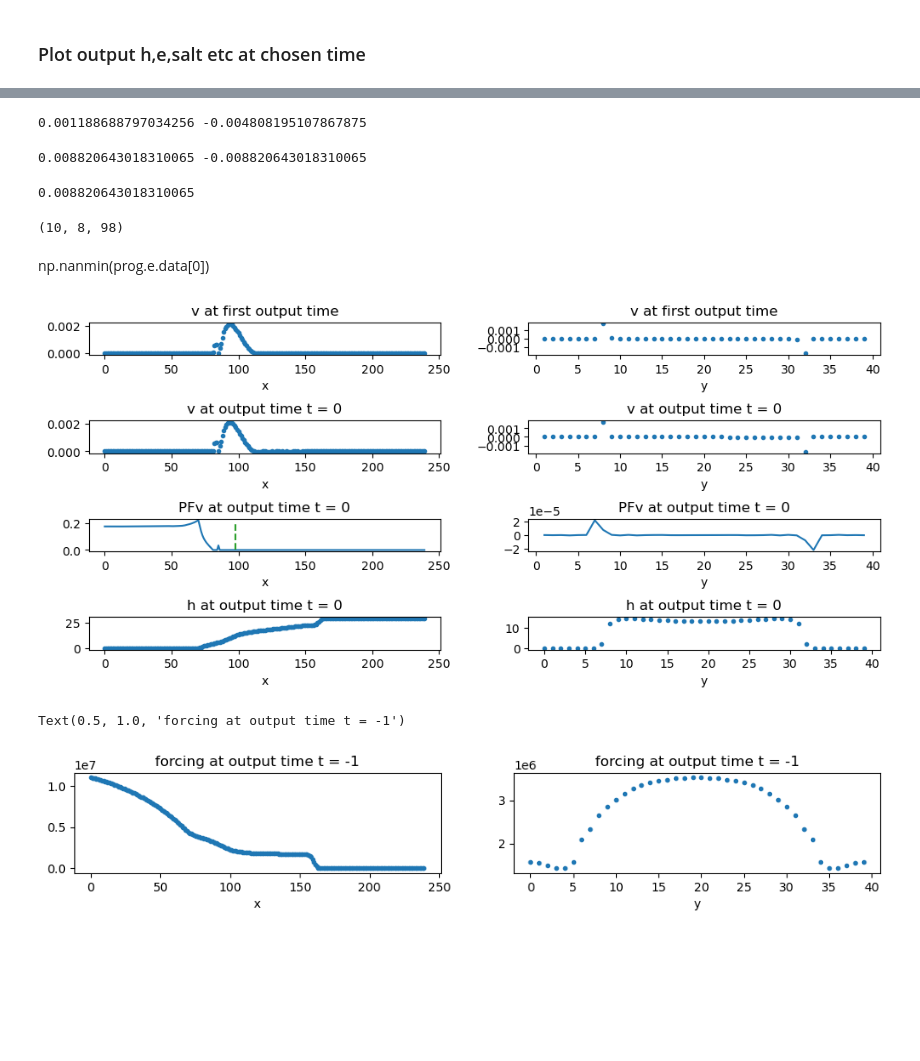
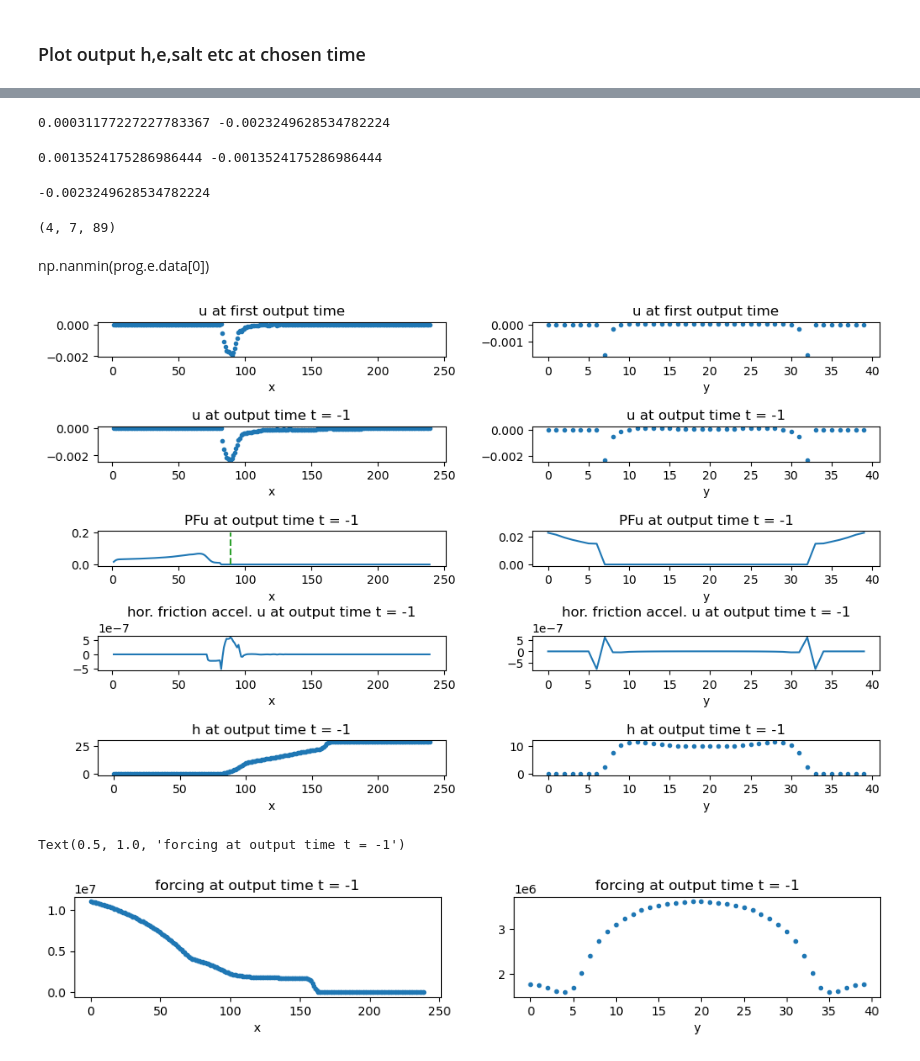
Before and after one commit to yungcm/MOM6-examples, a Jupyter notebook: ocean_only/seamount/isomip/isomip.ipynb, the cells around one changed output, grey strips where cells are left out. Cells and saved outputs as stored; diff of their text form; code cells hidden in the pictures; blank space fills up the shorter version.

```diff
--- a/ocean_only/seamount/isomip/isomip.ipynb
+++ b/ocean_only/seamount/isomip/isomip.ipynb
@@ -143,69 +212,79 @@ np.nanmin(prog.h[0].data)
 # %%
-print(np.nanmax(prog.u.data[-1]), np.nanmin(prog.u.data[-1])) # 0.0012509557073082142 -0.0006301157530793094
+t1 = -1
+print(np.nanmax(prog.u.data[t1]), np.nanmin(prog.u.data[t1])) # 0.0012509557073082142 -0.0006301157530793094
 # %% [output]
-0.001188688797034256 -0.004808195107867875
+0.00031177227227783367 -0.0023249628534782224
 # %%
-print(np.nanmax(prog.v.data[-1]), np.nanmin(prog.v.data[-1])) # 0.0012509557073082142 -0.0006301157530793094
+print(np.nanmax(prog.v.data[t1]), np.nanmin(prog.v.data[t1])) # 0.0012509557073082142 -0.0006301157530793094
 # %% [output]
-0.008820643018310065 -0.008820643018310065
+0.0013524175286986444 -0.0013524175286986444
 # %%
-arr = prog.v.data[-1]
-ind = np.unravel_index(np.nanargmax(arr),arr.shape)
+arr = prog.u.data[t1]
+ind = np.unravel_index(np.nanargmin(arr),arr.shape)
 print(arr[ind])
 ind
 # %% [output]
-0.008820643018310065
+-0.0023249628534782224
-(10, 8, 98)
+(4, 7, 89)
 # %% [markdown]
 np.nanmin(prog.e.data[0])
 # %%
 mo = xr.open_dataset(di + '/mom.nc')
-fig,axes = plt.subplots(nrows = 4, ncols = 2, figsize = (12,5))
+fig,axes = plt.subplots(nrows = 5, ncols = 2, figsize = (12,7))
 
-tt=0; zz=10; yy=8; xx=98
-showU = False
+tt=-1; zz=4; yy=7; xx=89
+showU = True
 if (showU):
-    u_or_v = "u"; PFu_or_v = "PFu"; prog_field = prog.u; mo_field = mo.PFu
+    u_or_v = "u"; PFu_or_v = "PFu"; prog_field = prog.u; mo_field = mo.PFu;
+    bt_PFu_or_v = "hor. friction accel. u"; mo_field2 = mo.diffu #mo.u_accel_bt #mo.du_dt_visc
 else:
-    u_or_v = "v"; PFu_or_v = "PFv"; prog_field = prog.v; mo_field = mo.PFv
+    u_or_v = "v"; PFu_or_v = "PFv"; prog_field = prog.v; mo_field = mo.PFv;
+    bt_PFu_or_v = "hor. friction accel. v"; mo_field2 = mo.diffv #mo.v_accel_bt #mo.dv_dt_visc
 
 axes[0,0].plot(prog_field[0][zz].data[yy,:],'.')
 axes[0,0].set_xlabel("x")
 axes[0,0].set_title("{} at first output time".format(u_or_v)) # depends on diag_table setting
 axes[0,1].plot(prog_field[0][zz].data[:,xx],'.')
 axes[0,1].set_xlabel("y")
 axes[0,1].set_title("{} at first output time".format(u_or_v)) # depends on diag_table setting
 axes[1,0].plot(prog_field[tt][zz].data[yy,:],'.',)
 axes[1,0].set_xlabel("x")
 axes[1,0].set_title("{} at output time t = {}".format(u_or_v, tt))
 axes[1,1].plot(prog_field[tt][zz].data[:,xx],'.')
 axes[1,1].set_xlabel("y")
 axes[1,1].set_title("{} at output time t = {}".format(u_or_v,tt))
 axes[2,0].plot(mo_field[tt][zz].data[yy,:])
 axes[2,0].vlines(xx, 0, 0.2, linestyles='dashed', colors='C2')
 axes[2,0].set_xlabel("x")
 axes[2,0].set_title("{} at output time t = {}".format(PFu_or_v,tt))
 axes[2,1].plot(mo_field[tt][zz].data[:,xx])
 axes[2,1].set_xlabel("y")
 axes[2,1].set_title("{} at output time t = {}".format(PFu_or_v, tt))
-axes[3,0].plot(prog.h[tt][zz].data[yy,:],'.')
+axes[3,0].plot(mo_field2[tt][zz].data[yy,:])
+#axes[3,0].vlines(xx, 0, 0.2, linestyles='dashed', colors='C2')
 axes[3,0].set_xlabel("x")
-axes[3,0].set_title("h at output time t = {}".format(tt))
-axes[3,1].plot(prog.h[tt][zz].data[:,xx],'.',)
+axes[3,0].set_title("{} at output time t = {}".format(bt_PFu_or_v,tt))
+axes[3,1].plot(mo_field2[tt][zz].data[:,xx])
 axes[3,1].set_xlabel("y")
-axes[3,1].set_title("h at output time t = {}".format(tt))
+axes[3,1].set_title("{} at output time t = {}".format(bt_PFu_or_v, tt))
+axes[4,0].plot(prog.h[tt][zz].data[yy,:],'.')
+axes[4,0].set_xlabel("x")
+axes[4,0].set_title("h at output time t = {}".format(tt))
+axes[4,1].plot(prog.h[tt][zz].data[:,xx],'.',)
+axes[4,1].set_xlabel("y")
+axes[4,1].set_title("h at output time t = {}".format(tt))
 
 plt.subplots_adjust(wspace = 0.25, hspace = 2.0)
 
 mo.close()
 # %% [output]
-[figure, old version]
+[figure, new version]
 # %%
 fc = xr.open_dataset(di + '/forcing.nc')
 
 fig,axes = plt.subplots(nrows = 1, ncols = 2, figsize = (12,1.5))
 
-tt=-1; yy=8; xx=95
+tt=-1; yy=8; xx=94
 
 #fc_field = fc.taux
 #fc_field = fc.tauy
@@ -222,6 +301,6 @@ axes[1].set_xlabel("y")
 axes[1].set_title("forcing at output time t = {}".format(tt)) # depends on diag_table setting
 # %% [output]
 Text(0.5, 1.0, 'forcing at output time t = -1')
-[figure, old version]
+[figure, new version]
 # %%
 ! cat input.nml | tail
```
Also changed, not shown: parts of 21 cells of this notebook, 7 other files.
